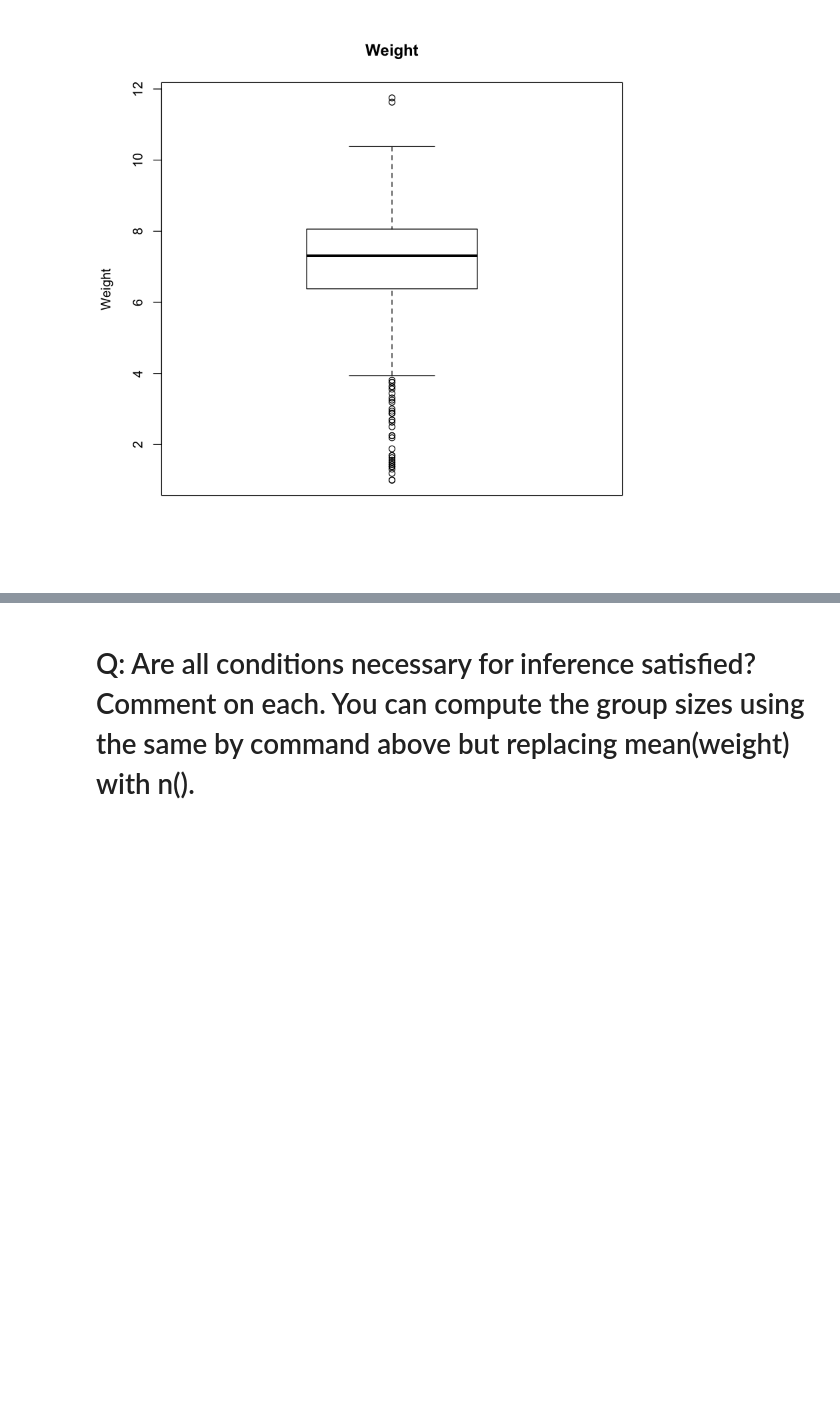
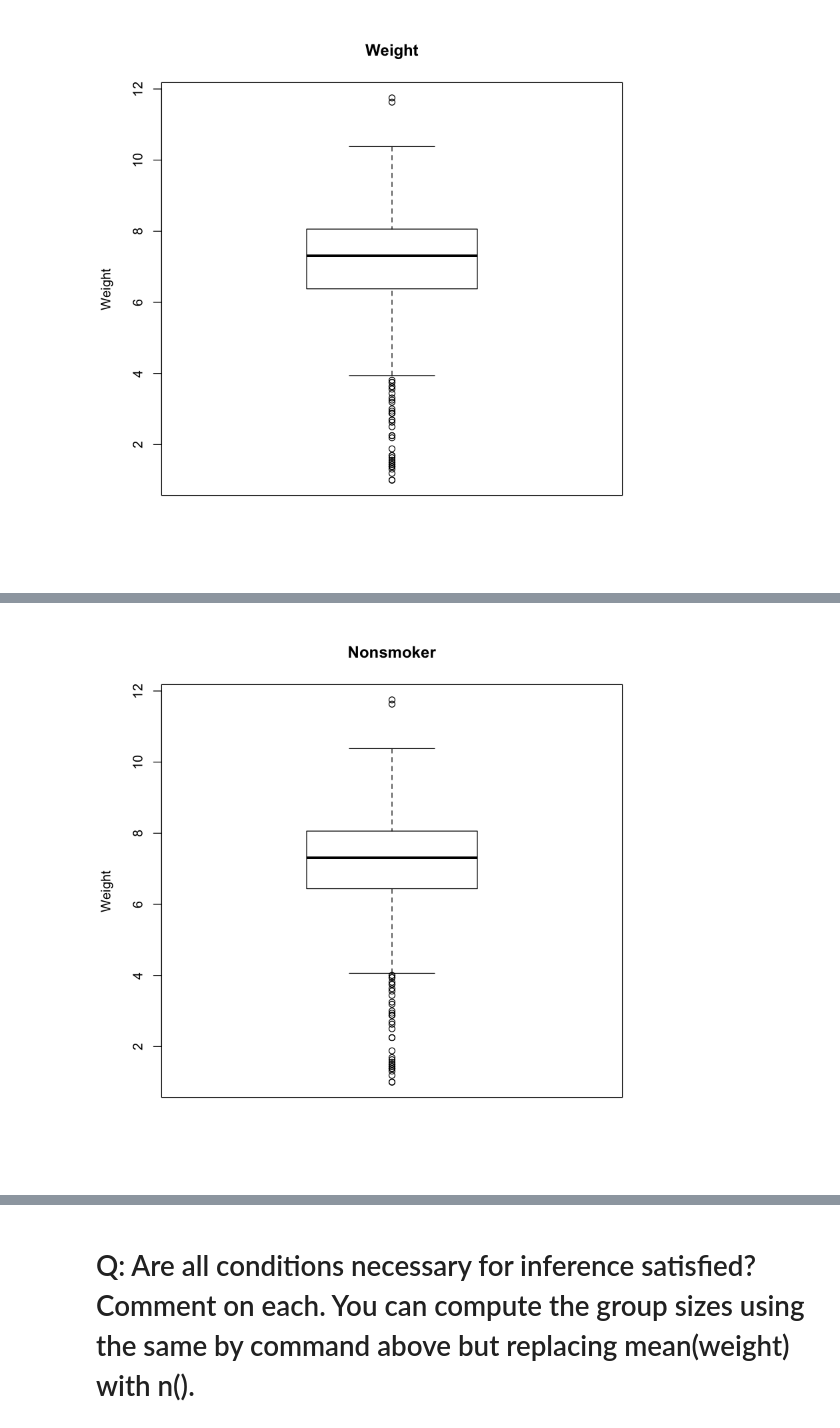
Before and after one commit to elliottevers/statistics, a Jupyter notebook: labs/module_2/week_3/inf_for_numerical_data.ipynb, the cells around one changed output, grey strips where cells are left out. Drawn from its saved outputs; the diff is of its cells as text; code cells hidden in the pictures; blank space fills up the shorter version.

```diff
--- a/labs/module_2/week_3/inf_for_numerical_data.ipynb
+++ b/labs/module_2/week_3/inf_for_numerical_data.ipynb
@@ -105,0 +110,9 @@ nc %>%
+# %%
+boxplot(
+    nonsmoker_data$weight,
+    data=nonsmoker_data,
+    main="Nonsmoker",
+    ylab="Weight"
+)
+# %% [output]
+[figure, added]
```
Also changed, not shown: parts of 16 cells of this notebook.
